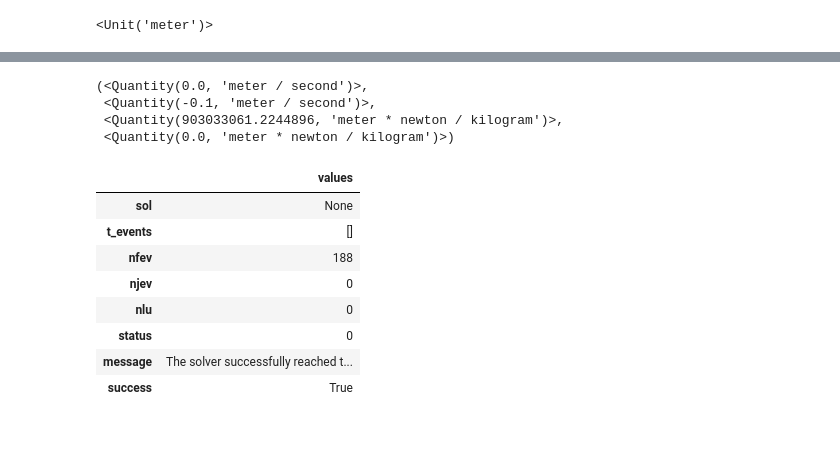
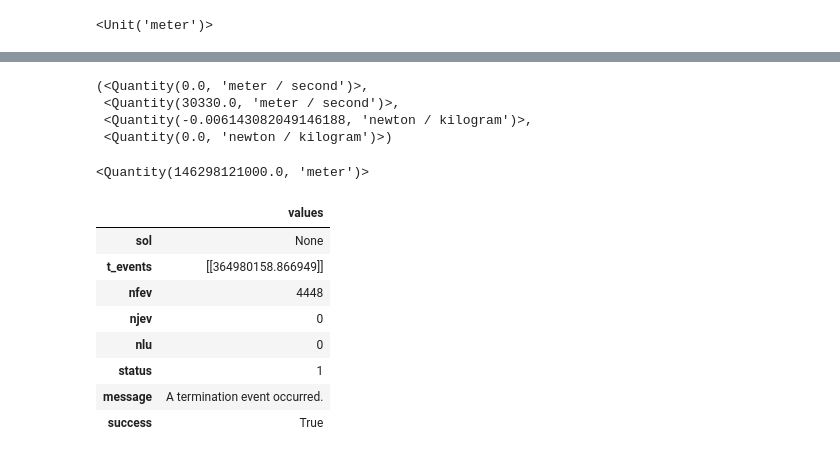
Before and after one commit to hkRho/ModSimPy, a Jupyter notebook: code/orbit_homework.ipynb, the cells around one changed output, grey strips where cells are left out. Saved outputs shown, nothing was run; the diff lists cells and outputs as text; code cells hidden in the pictures.

```diff
--- a/code/orbit_homework.ipynb
+++ b/code/orbit_homework.ipynb
@@ -60,6 +57,6 @@ system = System(init=init,
                 r_final=r_sun + r_earth,
                 m2=5.972e24 * kg,
                 t_0=0 * s,
-                t_end=1e7 * s)
+                t_end=1e9 * s)
 # %% [output]
 |  | values |
@@ -94,40 +88,30 @@ universal_gravitation(init, system)
 # %%
-# The slope function
-
 def slope_func(state, t, system):
     """Compute derivatives of the state.
-
-    state: position, velocity
-    t: time
-    system: System object containing `g`
-
-    returns: derivatives of y and v
     """
     x, y, vx, vy = state
     unpack(system)
 
-    r = Vector(x, y)
-    v = Vector(vx, vy)
-
     force = universal_gravitation(state, system)
-    dydt = v
-    dvdt = -force / m2
+    dxdt = vx
+    dydt = vy
+    dvxdt = force[0] / m2
+    dvydt = force[1] / m2
 
     #unpacking vectors bc ode solvers cannot handle vectors
-    return dydt.x, dydt.y, dvdt.x, dvdt.y
+    return dxdt, dydt, dvxdt, dvydt
-# %%
-# Always test the slope function!
-
-slope_func(init, 0, system)
-# %% [output]
-(<Quantity(0.0, 'meter / second')>,
- <Quantity(-0.1, 'meter / second')>,
- <Quantity(903033061.2244896, 'meter * newton / kilogram')>,
- <Quantity(0.0, 'meter * newton / kilogram')>)
+# %%
+slope_func(init, 0, system)
+# %% [output]
+(<Quantity(0.0, 'meter / second')>,
+ <Quantity(30330.0, 'meter / second')>,
+ <Quantity(-0.006143082049146188, 'newton / kilogram')>,
+ <Quantity(0.0, 'newton / kilogram')>)
 # %%
-# Here's an event function that stops the simulation
-# before the collision
+# stops the simulation before the collision
 
 def event_func(state, t, system):
-    r, v = state
-    return r - system.r_final
+    x,y,vx,vy = state
+    r = Vector(x,y)
+
+    return r.mag - system.r_final
@@ -138,19 +118,24 @@ event_func(init, 0, system)
+# %%
+event_func(init, 0, system)
+# %% [output]
+<Quantity(146298121000.0, 'meter')>
 # %%
-# Finally we can run the simulation
+# Run simulation
 
-results, details = run_ode_solver(system, slope_func)
-#temporarily commented out
-#results, details = run_ode_solver(system, slope_func, events=event_func)
+#below is commented out for usage without the event function
+#results, details = run_ode_solver(system, slope_func)
+
+results, details = run_ode_solver(system, slope_func, events=event_func)
 details
 # %% [output]
 |  | values |
 | sol | None |
-| t_events | [] |
-| nfev | 188 |
+| t_events | [[364980158.866949]] |
+| nfev | 4448 |
 | njev | 0 |
 | nlu | 0 |
-| status | 0 |
-| message | The solver successfully reached t... |
+| status | 1 |
+| message | A termination event occurred. |
 | success | True |
 # %%
 # Here's how long it takes...
```
Also changed, not shown: parts of 18 cells of this notebook.
